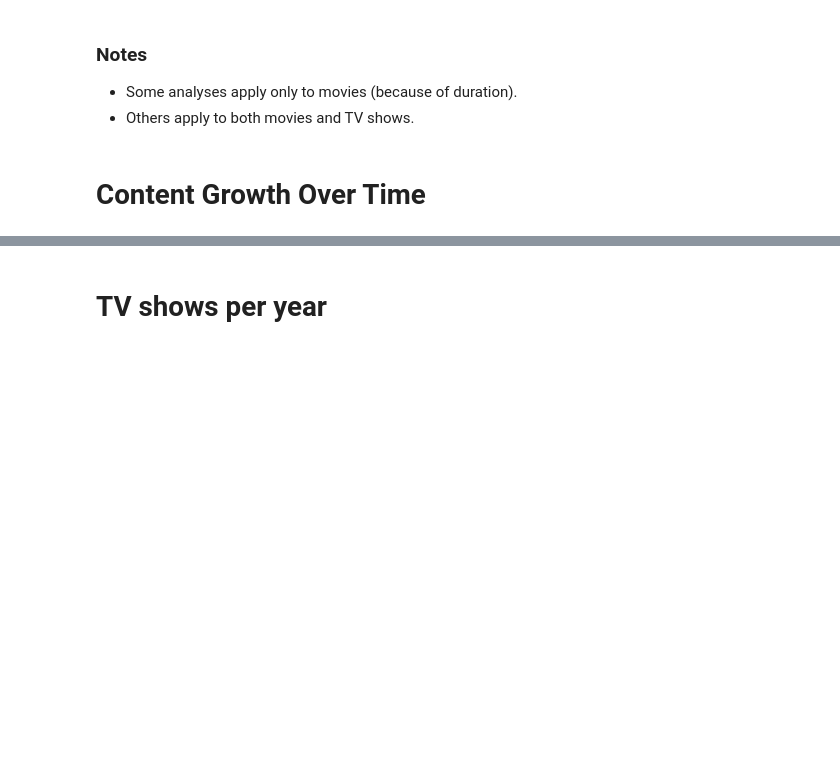
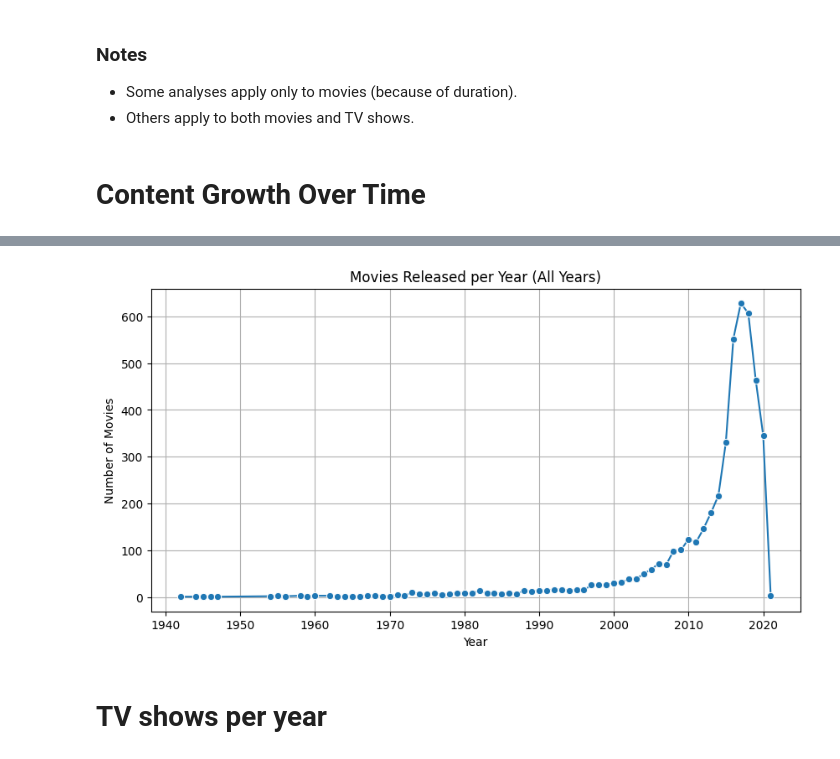
Before and after one commit to olayinkaogunneye/python-projects, a Jupyter notebook: projects/netflix-analysis-project/notebooks/Notebook 3 — Global Trends & Evolution.ipynb, the cells around one changed output, grey strips where cells are left out. Cells and saved outputs as stored; diff of their text form; code cells hidden in the pictures; blank space fills up the shorter version.

```diff
--- a/projects/netflix-analysis-project/notebooks/Notebook 3 — Global Trends & Evolution.ipynb
+++ b/projects/netflix-analysis-project/notebooks/Notebook 3 — Global Trends & Evolution.ipynb
@@ -14,3 +14,21 @@ We’ll use the cleaned dataset and the helper functions from the `scripts/` fol
 to keep the notebook tidy and focused on insights.
 # %% [markdown]
 # Imports & Setup
+# %%
+import os
+import sys
+import pandas as pd
+import matplotlib.pyplot as plt
+import seaborn as sns
+
+# Make sure project root is set
+project_root = os.path.abspath("..")
+
+# Add project root to Python path
+sys.path.insert(0, project_root)
+
+visuals_dir = os.path.join(project_root, "visuals")
+os.makedirs(visuals_dir, exist_ok=True)
+
+def save_visual(filename):
+    return os.path.join(visuals_dir, filename)
@@ -42,6 +59,7 @@ from scripts.visualization_utils import (
 # %% [markdown]
 # Load Cleaned Dataset
 # %%
-cleaned_path = "data/processed/netflix_cleaned.csv"
+cleaned_path = os.path.join(project_root, "data", "processed", "netflix_cleaned.csv")
+
 df = pd.read_csv(cleaned_path)
 df.head()
@@ -64,9 +114,11 @@ movies_by_year.head()
 # %%
 plot_movies_per_year(
     movies_by_year,
     title="Movies Released per Year (All Years)",
-    save_path="visuals/movies_per_year_all_years.png"
+    save_path=save_visual("movies_per_year_all_years.png")
 )
+# %% [output]
+[figure, added]
 # %% [markdown]
 # TV shows per year
 # %%
```
Also changed, not shown: parts of 19 cells of this notebook, 22 other files.
